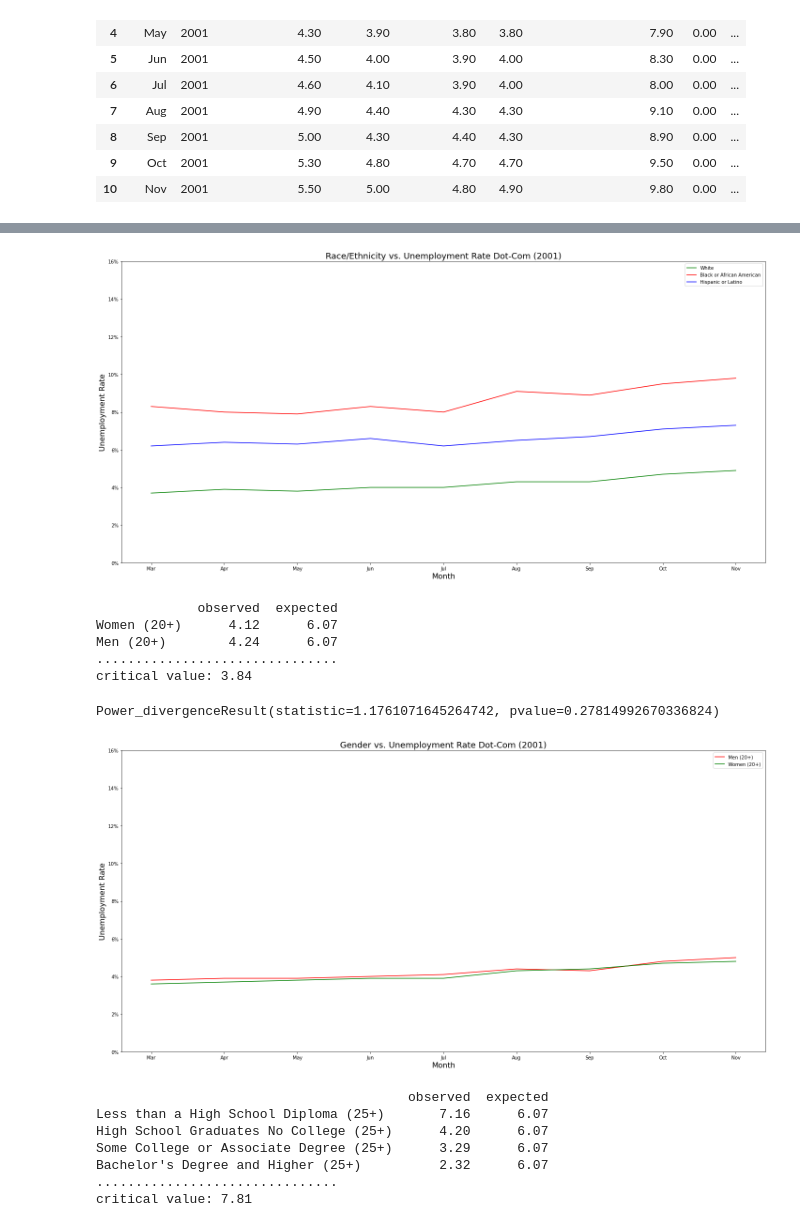
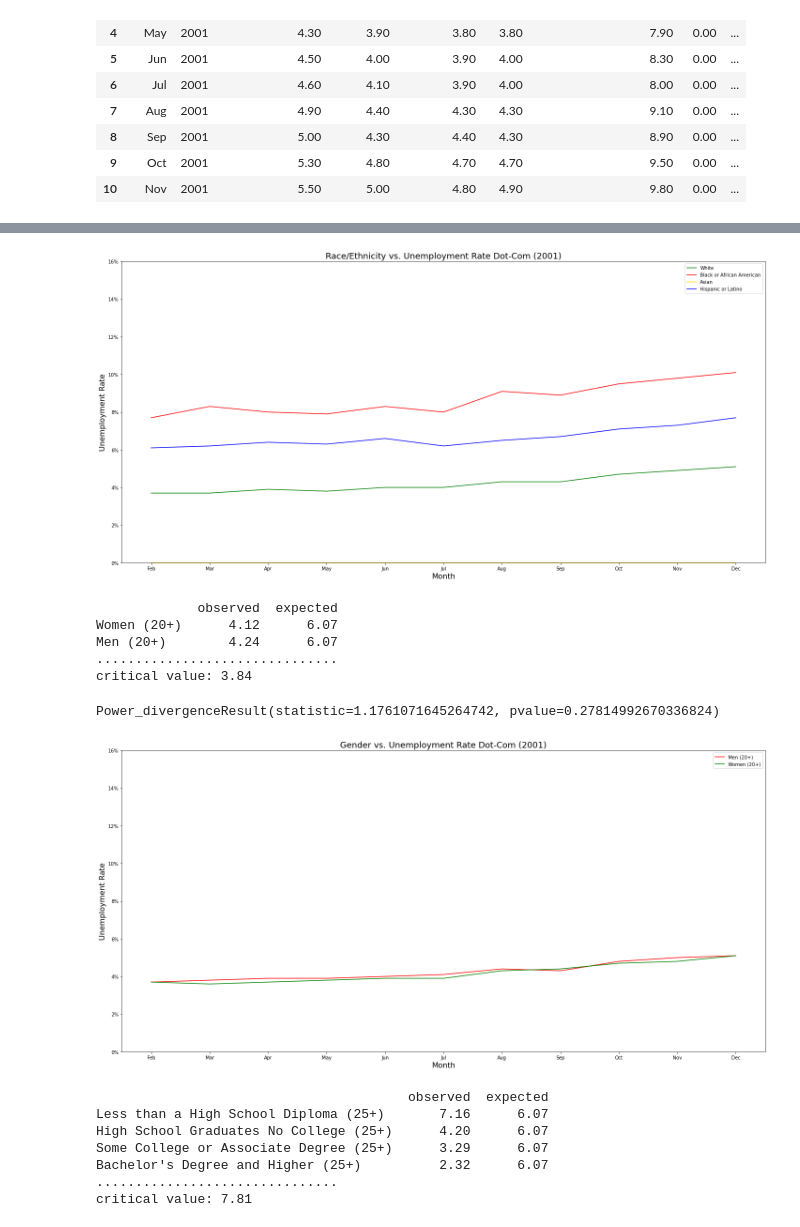
Before and after one commit to EpohDespair/Project-1, a Jupyter notebook: project1.ipynb, the cells around one changed output, grey strips where cells are left out. Saved outputs shown, nothing was run; the diff lists cells and outputs as text; code cells hidden in the pictures.

```diff
--- a/project1.ipynb
+++ b/project1.ipynb
@@ -375,0 +374,3 @@ Power_divergenceResult(statistic=7.796743007260608, pvalue=0.0504046057564047)
+# %%
+dot_com_two = project1_table_raw.iloc[1:12, :]
+dot_com_two
@@ -376,26 +390,26 @@ Power_divergenceResult(statistic=7.796743007260608, pvalue=0.0504046057564047)
 # %%
 plt.figure(figsize=(20,10))
-plt.plot( 'Month', 'White', data=dot_com, color='green')
-plt.plot( 'Month', 'Black or African American', data=dot_com, color='red')
-# plt.plot( 'Month', 'Asian', data=dot_com, color='green')
-plt.plot( 'Month', 'Hispanic or Latino', data=dot_com, color='blue')
+plt.plot( 'Month', 'White', data=dot_com_two, color='green')
+plt.plot( 'Month', 'Black or African American', data=dot_com_two, color='red')
+plt.plot( 'Month', 'Asian', data=dot_com_two, color='gold')
+plt.plot( 'Month', 'Hispanic or Latino', data=dot_com_two, color='blue')
 plt.legend(loc='best')
 plt.title("Race/Ethnicity vs. Unemployment Rate Dot-Com (2001)",fontsize=18)
 plt.xlabel('Month',fontsize=16)
 plt.ylabel('Unemployment Rate',fontsize=16)
 
 plt.ylim(0,16,4)
 fig = plt.figure(1, (7,4))
 ax = fig.add_subplot(1,1,1)
 
 fmt = '%.0f%%' # Format for the ticks
 yticks = mtick.FormatStrFormatter(fmt)
 ax.yaxis.set_major_formatter(yticks)
 plt.tight_layout()
 
 plt.savefig("Images/Race vs Unemployment Rate_Dot_Com")
 # %% [output]
-[figure, old version]
+[figure, new version]
 # %%
 # Chi Square test for Gender dot_com
 #create list of avgs for all variables
@@ -431,8 +445,8 @@ Power_divergenceResult(statistic=1.1761071645264742, pvalue=0.27814992670336824)
 # %%
 
 plt.figure(figsize=(20,10))
-plt.plot( 'Month','Men (20+)', data=dot_com, color='red')
-plt.plot( 'Month','Women (20+)', data=dot_com, color='green')
+plt.plot( 'Month','Men (20+)', data=dot_com_two, color='red')
+plt.plot( 'Month','Women (20+)', data=dot_com_two, color='green')
 
 plt.legend()
 plt.title("Gender vs. Unemployment Rate Dot-Com (2001)",fontsize=18)
@@ -450,7 +464,7 @@ plt.tight_layout()
 
 plt.savefig("Images/Gender_vs_Unemployment_Rate_Dot_Com")
 # %% [output]
-[figure, old version]
+[figure, new version]
 # %%
 # Chi Square test for Education dot com
 pd.options.display.float_format = '{:.2f}'.format
```
Also changed, not shown: parts of 7 cells of this notebook, 6 other files.
